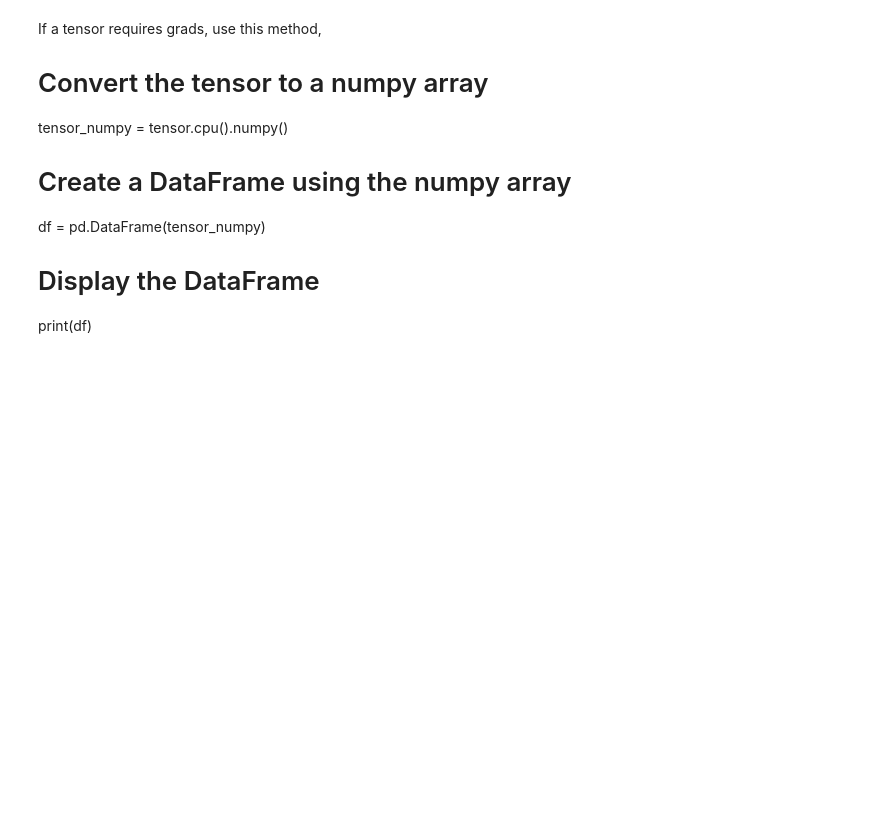
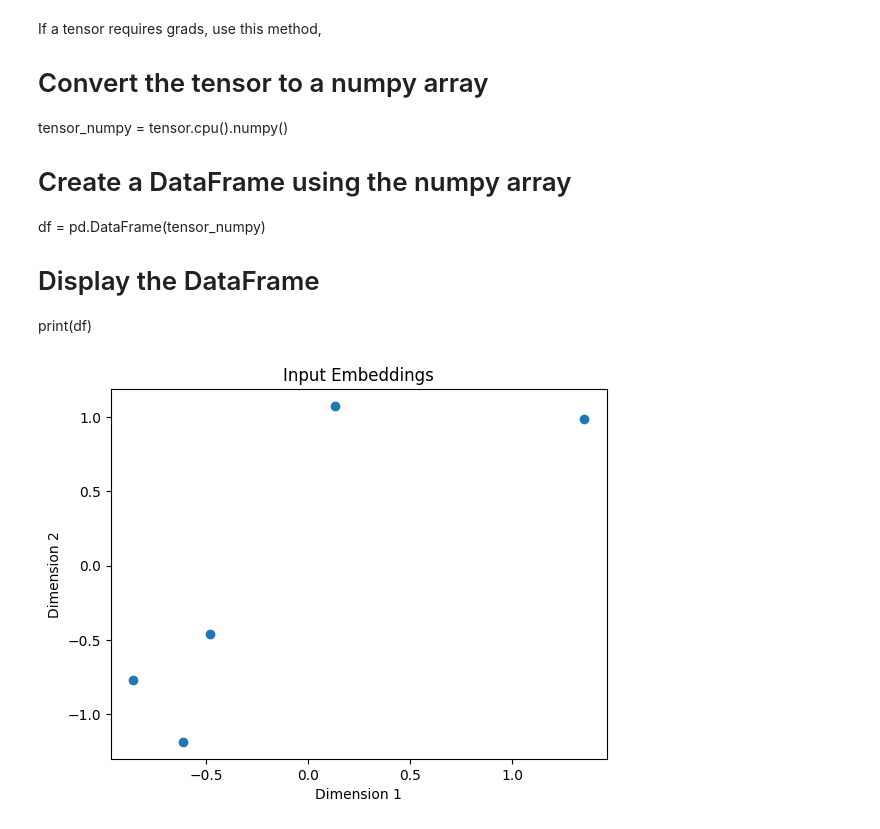
Before and after one commit to NicoCereghini/BarrettThesisProjectResources, a Jupyter notebook: scratch.ipynb, the cells around one changed output. Drawn from its saved outputs; the diff is of its cells as text; code cells hidden in the pictures; blank space fills up the shorter version.

Commit message:
Fixed examples, now trying to visualize the tensor outputs cuz 16 is too many cells to visualize.

```diff
--- a/scratch.ipynb
+++ b/scratch.ipynb
@@ -23,7 +23,7 @@ tensor([[-1.5898,  1.5792,  0.8666,  1.0245],
 #Lets try to initialize the K,Q,V wieghts
 import torch.nn as nn
 import torch.nn.init as init
-d_model = 16
+d_model = 128
 input = nn.Linear(4, d_model)(input) # We need to reshape the input to be compatible for multiplication with our QKV weights
 input = input.reshape(1,5,d_model)
 # Our example input has a column dimension of 4, or 4 featues in the sequence.
@@ -269,3 +333,21 @@ df = pd.DataFrame(tensor_numpy)
 
 # Display the DataFrame
 print(df)
+# %%
+import matplotlib.pyplot as plt
+with torch.no_grad():
+    # extract the embeddings from the input tensor
+    embeddings = input[0, :, :2]
+
+    # create a scatter plot of the first two dimensions of the embeddings
+    plt.scatter(embeddings[:, 0], embeddings[:, 1])
+
+    # add a title and axis labels
+    plt.title('Input Embeddings')
+    plt.xlabel('Dimension 1')
+    plt.ylabel('Dimension 2')
+
+    # show the plot
+    plt.show()
+# %% [output]
+[figure, added]
```
Also changed, not shown: parts of 12 cells of this notebook, 1 other file.
